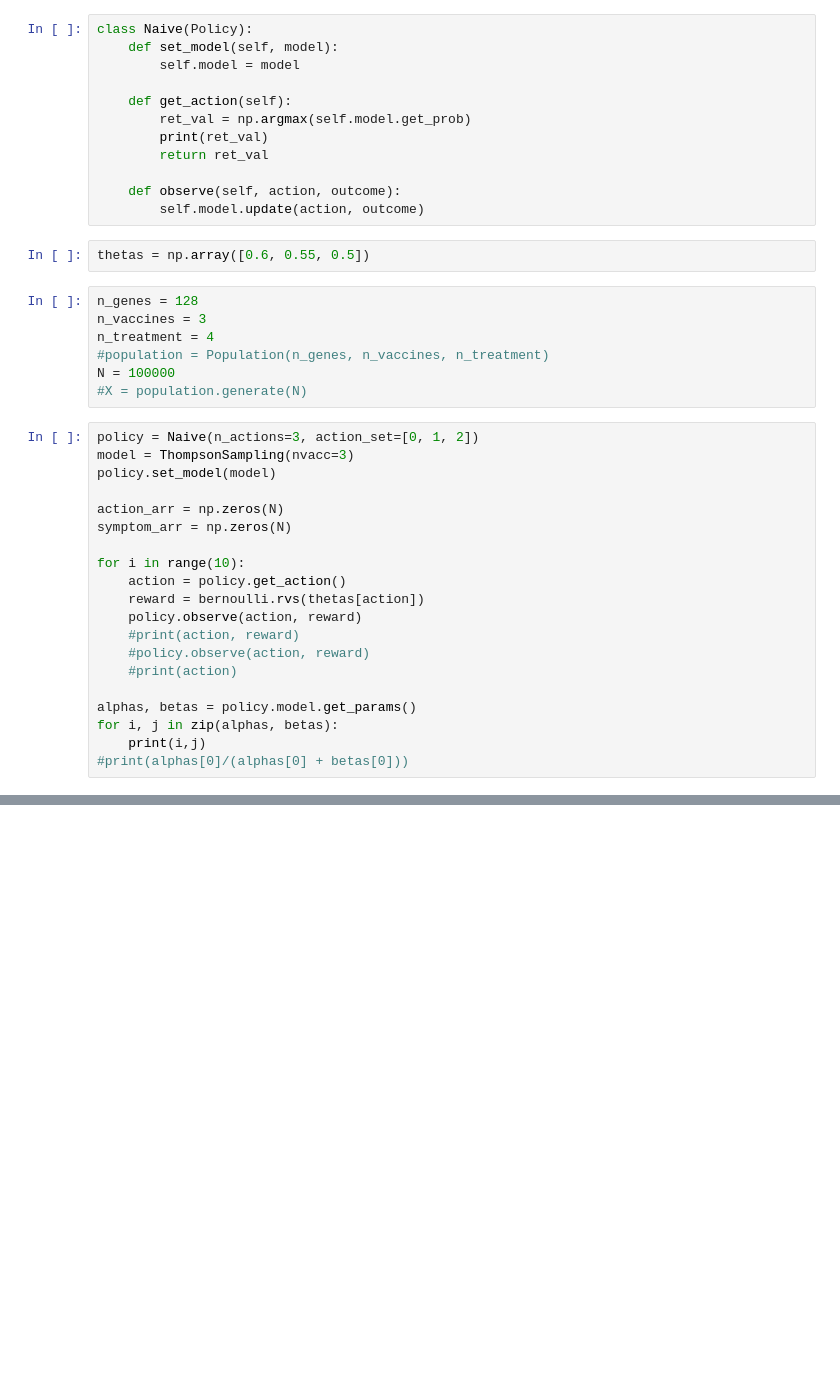
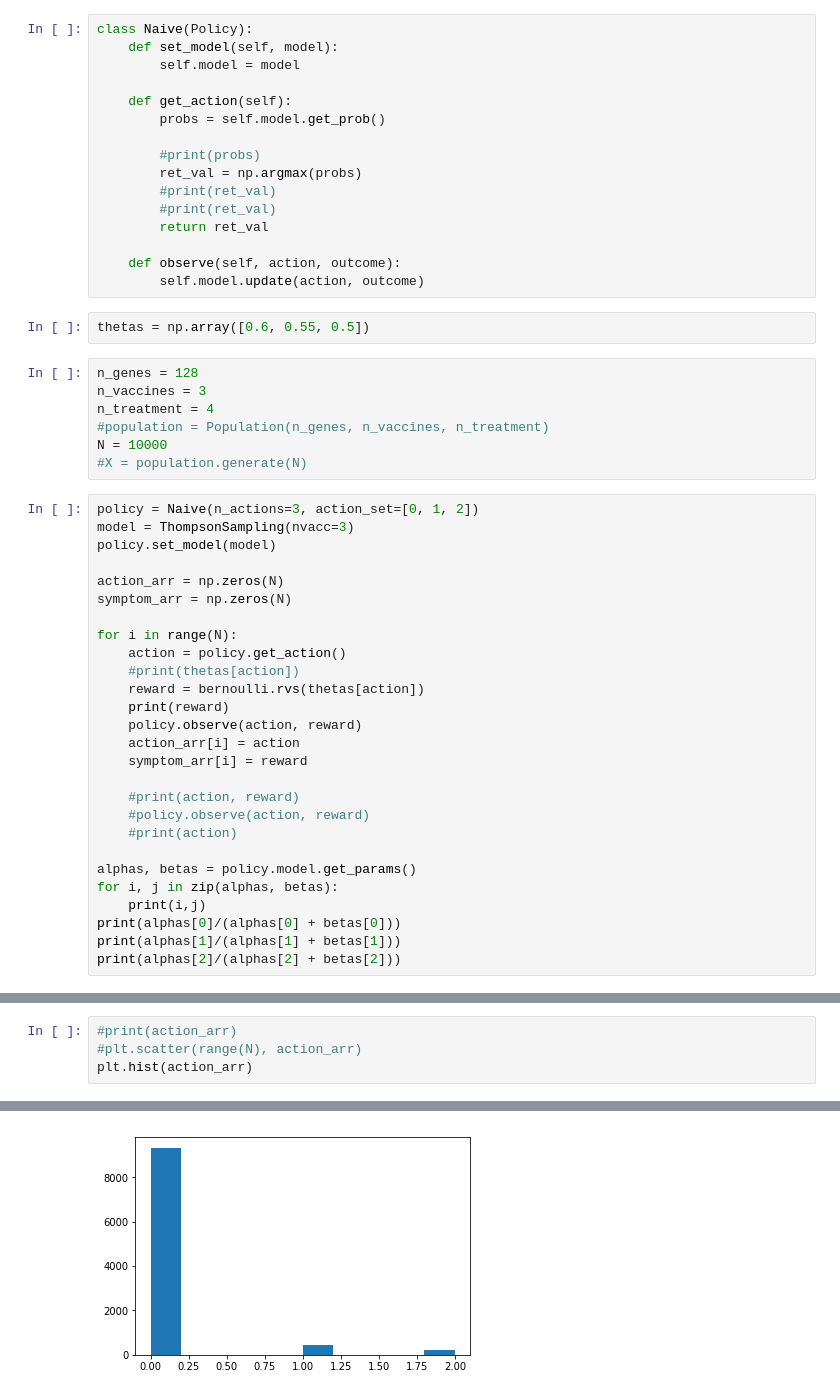
Before and after one commit to Even-tr/Project-2-Fairness-Privacy-Experiment-Design, a Jupyter notebook: src/thompson.ipynb, the cells around one changed output, grey strips where cells are left out. Cells and saved outputs as stored; diff of their text form; blank space fills up the shorter version.

```diff
--- a/src/thompson.ipynb
+++ b/src/thompson.ipynb
@@ -31,8 +31,12 @@ class Naive(Policy):
         self.model = model
 
     def get_action(self):
-        ret_val = np.argmax(self.model.get_prob)
-        print(ret_val)
+        probs = self.model.get_prob()
+
+        #print(probs)
+        ret_val = np.argmax(probs)
+        #print(ret_val)
+        #print(ret_val)
         return ret_val
 
     def observe(self, action, outcome):
@@ -44,7 +48,7 @@ n_genes = 128
 n_vaccines = 3
 n_treatment = 4
 #population = Population(n_genes, n_vaccines, n_treatment)
-N = 100000
+N = 10000
 #X = population.generate(N)
 # %%
 policy = Naive(n_actions=3, action_set=[0, 1, 2])
@@ -54,10 +58,15 @@ policy.set_model(model)
 action_arr = np.zeros(N)
 symptom_arr = np.zeros(N)
 
-for i in range(10):
+for i in range(N):
     action = policy.get_action()
+    #print(thetas[action])
     reward = bernoulli.rvs(thetas[action])
+    print(reward)
     policy.observe(action, reward)
+    action_arr[i] = action
+    symptom_arr[i] = reward
+
     #print(action, reward)
     #policy.observe(action, reward)
     #print(action)
@@ -65,7 +74,9 @@ for i in range(10):
 alphas, betas = policy.model.get_params()
 for i, j in zip(alphas, betas):
     print(i,j)
-#print(alphas[0]/(alphas[0] + betas[0]))
+print(alphas[0]/(alphas[0] + betas[0]))
+print(alphas[1]/(alphas[1] + betas[1]))
+print(alphas[2]/(alphas[2] + betas[2]))
 # %% [output]
 Initialising policy with  3 actions
 A = { [0, 1, 2] }
@@ -84,0 +98,5 @@ A = { [0, 1, 2] }
+# %%
+#print(action_arr)
+#plt.scatter(range(N), action_arr)
+plt.hist(action_arr)
+# %% [output]
@@ -84,0 +107 @@ A = { [0, 1, 2] }
+[figure, added]
```
Also changed, not shown: parts of 3 cells of this notebook.
